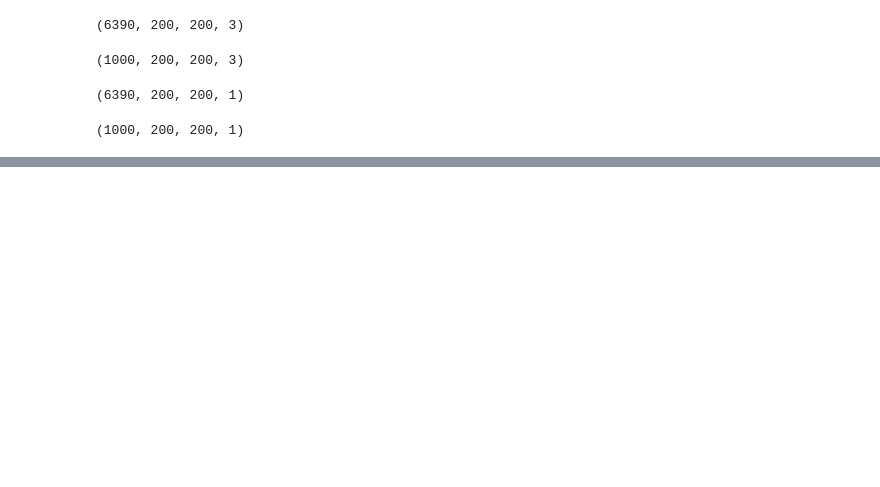
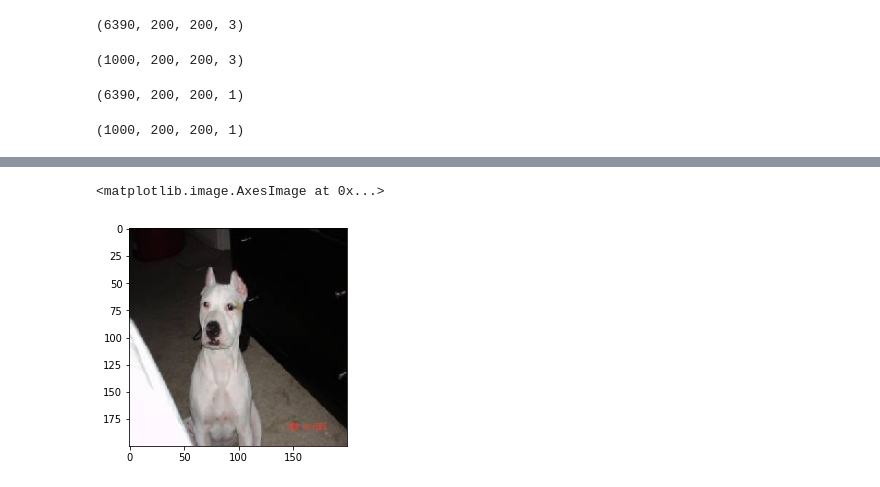
Before and after one commit to santoshrsarangi/tensorflow, a Jupyter notebook: computer-vision/5_image_segmentation.ipynb, the cells around one changed output, grey strips where cells are left out. Drawn from its saved outputs; the diff is of its cells as text; code cells hidden in the pictures; blank space fills up the shorter version.

```diff
--- a/computer-vision/5_image_segmentation.ipynb
+++ b/computer-vision/5_image_segmentation.ipynb
@@ -235,0 +292,7 @@ history = model.fit(training_images,
+# %%
+test_image = validation_images[4]
+
+plt.imshow(array_to_img(test_image))
+# %% [output]
+<matplotlib.image.AxesImage at 0x...>
+[figure, added]
```
Also changed, not shown: parts of 13 cells of this notebook.
